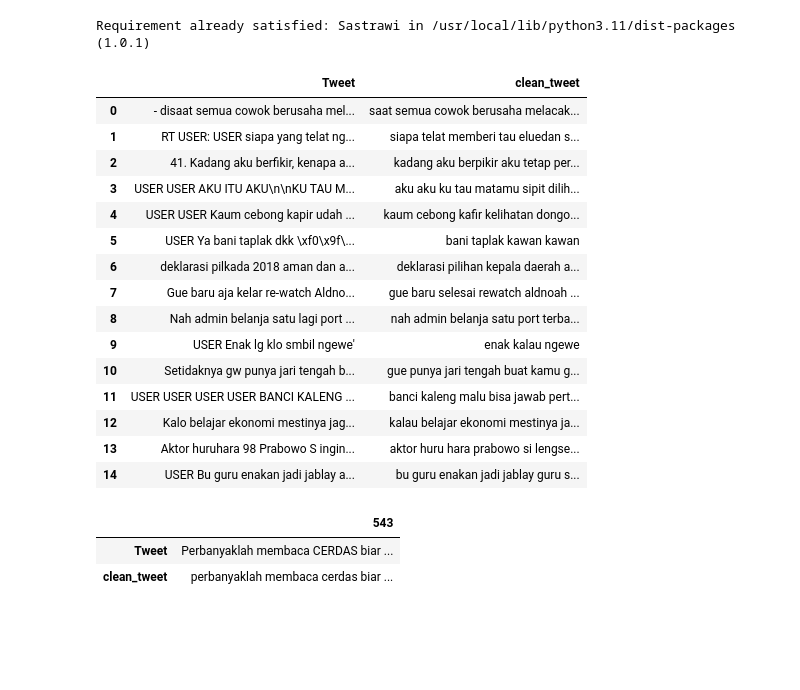
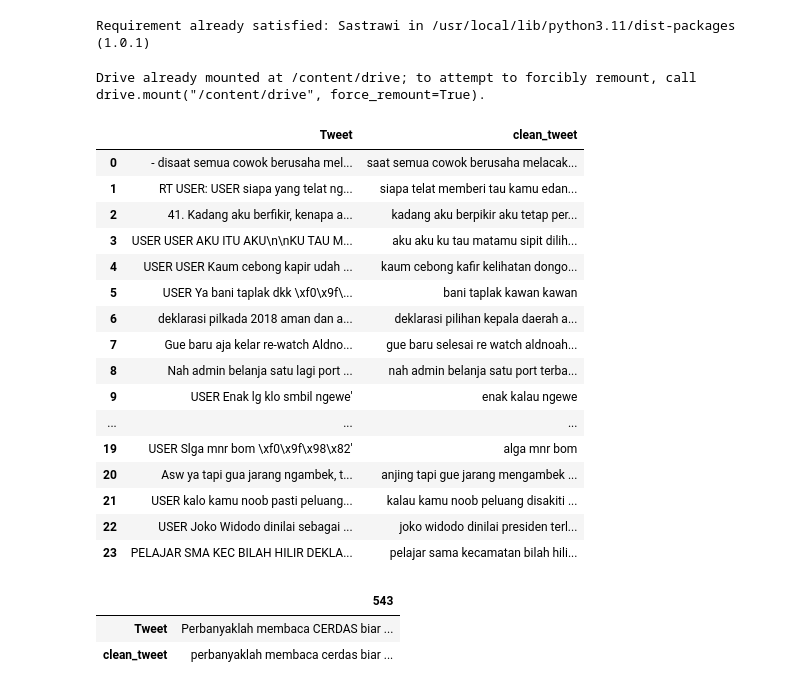
Before and after one commit to TugasAkhir-HateSpeechDetection/HateSpeechDetection-ML, a Jupyter notebook: HateSpeech_Preprocessing.ipynb, the cells around one changed output. Cells and saved outputs as stored; diff of their text form; code cells hidden in the pictures; blank space fills up the shorter version.

```diff
--- a/HateSpeech_Preprocessing.ipynb
+++ b/HateSpeech_Preprocessing.ipynb
@@ -88,8 +88,15 @@ from Sastrawi.StopWordRemover.StopWordRemoverFactory import StopWordRemoverFacto
 
 factory = StopWordRemoverFactory()
 stopword_remover = factory.create_stop_word_remover()
+# %%
+from google.colab import drive
+drive.mount('/content/drive')
+# %% [output]
+Drive already mounted at /content/drive; to attempt to forcibly remount, call drive.mount("/content/drive", force_remount=True).
 # %%
-kamus_df = pd.read_csv("new_kamusalay.csv", encoding='latin1', header=None, names=['slang', 'formal'])
+path_kamusalay = "/content/drive/MyDrive/Colab Notebooks/Tugas Akhir/new_kamusalay.csv"
+
+kamus_df = pd.read_csv(path_kamusalay, encoding='latin1', header=None, names=['slang', 'formal'])
 kamus_dict = dict(zip(kamus_df['slang'], kamus_df['formal']))
 # %%
 def standarize_text(text):
@@ -106,56 +113,66 @@ def preprocess_text(text):
     if pd.isnull(text):
         return ''
 
-    # a. Remove Retweet (RT)
+    # Remove Retweet (RT)
     text = re.sub(r'^RT\s+', '', text)
 
-    # b. Remove Username (USER)
+    # Remove Username (USER)
     text = re.sub(r'\bUSER\b', '', text)
 
-    # c. Case folding
+    # Case folding
     text = text.lower()
 
-    # d. Number Removal
+    # Number Removal
     text = re.sub(r'\b\d+\b', '', text)
 
-    # e. Punctuations Removal
-    text = re.sub(r'[!"$%&\'()*+,-./:;<=>?@[\]^{|}~]', '', text)
-
-    # f. Emoji Encodings Removal
+    # Emoji Encodings Removal
     text = re.sub(r'(\\x[0-9a-fA-F]{2})+', '', text)
 
-    # g. Newline Encodings Removal
+    # HTML Entites Encodings Removal
+    text = re.sub(r'&[a-zA-Z]+;', '', text)
+
+    # Whitespace Encodings Removal
     text = re.sub(r'\\n', ' ', text)
 
-    # h. Standarisasi kata
+    # Punctuation Removal
+    text = re.sub(r'(?<=\w)[!"$%&\'()*+,\-./:;<=>?@\[\\\]^{|}~](?=\w)', ' ', text)
+
+    # Punctuations Removal 2
+    text = re.sub(r'[!"$%&\'()*+,\-./:;<=>?@\[\\\]^{|}~_]', '', text)
+
+    # Standarization
     text = standarize_text(text)
 
-    # i. Stopword Removal
+    # Stopword Removal
     text = stopword_remover.remove(text)
 
+    # One Word Removal
+    text = re.sub(r'\b[a-zA-Z]\b', '', text)
+
     return text
 # %%
 data['clean_tweet'] = data['Tweet'].apply(preprocess_text)
 # %%
 pd.set_option('display.max_colwidth', None)
-data[['Tweet', 'clean_tweet']].head(15)
+data[['Tweet', 'clean_tweet']].head(24)
 # %% [output]
 |  | Tweet | clean_tweet |
 | 0 | - disaat semua cowok berusaha mel... | saat semua cowok berusaha melacak... |
-| 1 | RT USER: USER siapa yang telat ng... | siapa telat memberi tau eluedan s... |
+| 1 | RT USER: USER siapa yang telat ng... | siapa telat memberi tau kamu edan... |
 | 2 | 41. Kadang aku berfikir, kenapa a... | kadang aku berpikir aku tetap per... |
 | 3 | USER USER AKU ITU AKU\n\nKU TAU M... | aku aku ku tau matamu sipit dilih... |
 | 4 | USER USER Kaum cebong kapir udah ... | kaum cebong kafir kelihatan dongo... |
 | 5 | USER Ya bani taplak dkk \xf0\x9f\... | bani taplak kawan kawan |
 | 6 | deklarasi pilkada 2018 aman dan a... | deklarasi pilihan kepala daerah a... |
-| 7 | Gue baru aja kelar re-watch Aldno... | gue baru selesai rewatch aldnoah ... |
+| 7 | Gue baru aja kelar re-watch Aldno... | gue baru selesai re watch aldnoah... |
 | 8 | Nah admin belanja satu lagi port ... | nah admin belanja satu port terba... |
 | 9 | USER Enak lg klo smbil ngewe' | enak kalau ngewe |
-| 10 | Setidaknya gw punya jari tengah b... | gue punya jari tengah buat kamu g... |
-| 11 | USER USER USER USER BANCI KALENG ... | banci kaleng malu bisa jawab pert... |
-| 12 | Kalo belajar ekonomi mestinya jag... | kalau belajar ekonomi mestinya ja... |
-| 13 | Aktor huruhara 98 Prabowo S ingin... | aktor huru hara prabowo si lengse... |
-| 14 | USER Bu guru enakan jadi jablay a... | bu guru enakan jadi jablay guru s... |
+| ... | ... | ... |
+| 19 | USER Slga mnr bom \xf0\x9f\x98\x82' | alga mnr bom |
+| 20 | Asw ya tapi gua jarang ngambek, t... | anjing tapi gue jarang mengambek ... |
+| 21 | USER kalo kamu noob pasti peluang... | kalau kamu noob peluang disakiti ... |
+| 22 | USER Joko Widodo dinilai sebagai ... | joko widodo dinilai presiden terl... |
+| 23 | PELAJAR SMA KEC BILAH HILIR DEKLA... | pelajar sama kecamatan bilah hili... |
 # %%
 data.loc[543, ['Tweet', 'clean_tweet']]
 # %% [output]
```
Also changed, not shown: parts of 4 cells of this notebook.
